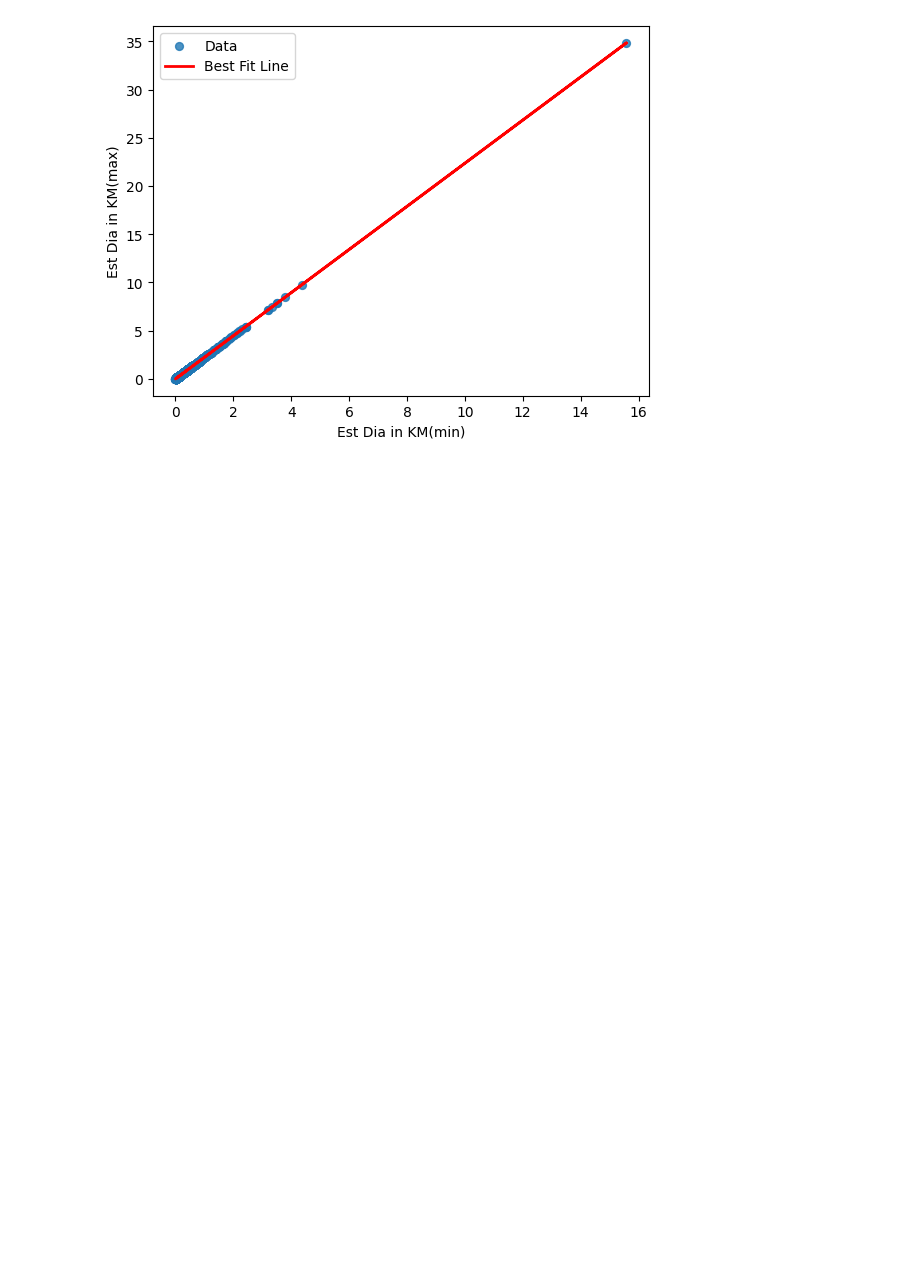
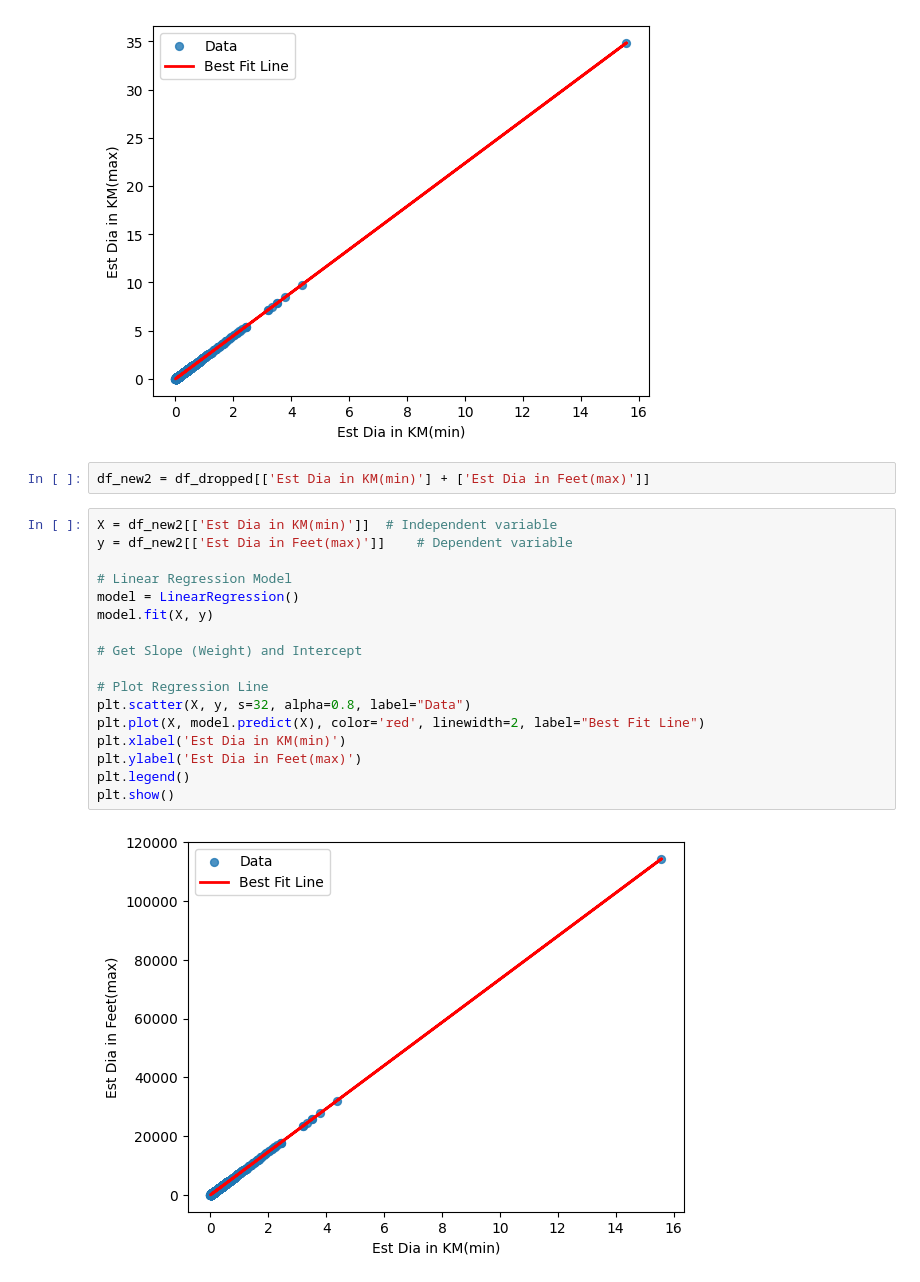
Before and after one commit to PriyanshuRao-code/AI-Lab-Project, a Jupyter notebook: team_24_data_preprocessing.ipynb, the cells around one changed output. Saved outputs shown, nothing was run; the diff lists cells and outputs as text; blank space fills up the shorter version.

```diff
--- a/team_24_data_preprocessing.ipynb
+++ b/team_24_data_preprocessing.ipynb
@@ -276,3 +282,24 @@ plt.legend()
 plt.show()
 # %% [output]
 [figure]
+# %%
+df_new2 = df_dropped[['Est Dia in KM(min)'] + ['Est Dia in Feet(max)']]
+# %%
+X = df_new2[['Est Dia in KM(min)']]  # Independent variable
+y = df_new2[['Est Dia in Feet(max)']]    # Dependent variable
+
+# Linear Regression Model
+model = LinearRegression()
+model.fit(X, y)
+
+# Get Slope (Weight) and Intercept
+
+# Plot Regression Line
+plt.scatter(X, y, s=32, alpha=0.8, label="Data")
+plt.plot(X, model.predict(X), color='red', linewidth=2, label="Best Fit Line")
+plt.xlabel('Est Dia in KM(min)')
+plt.ylabel('Est Dia in Feet(max)')
+plt.legend()
+plt.show()
+# %% [output]
+[figure, added]
```
Also changed, not shown: parts of 3 cells of this notebook.
